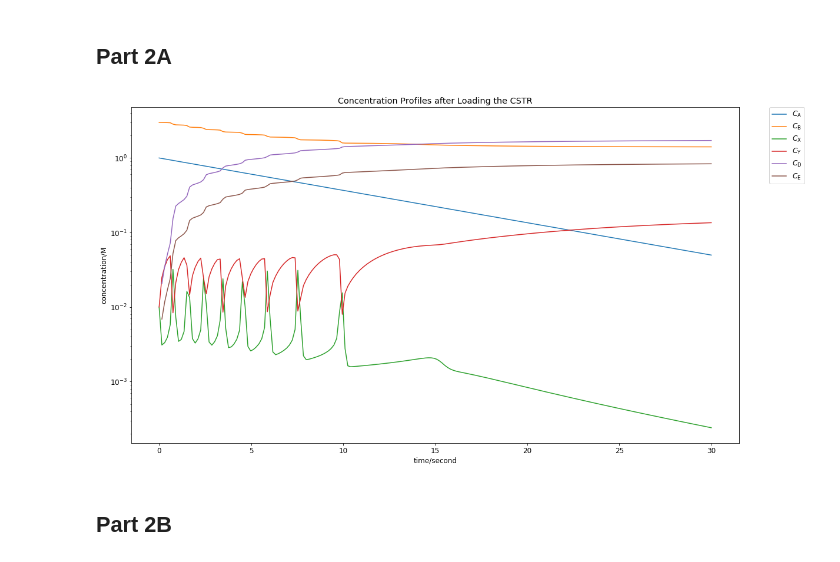
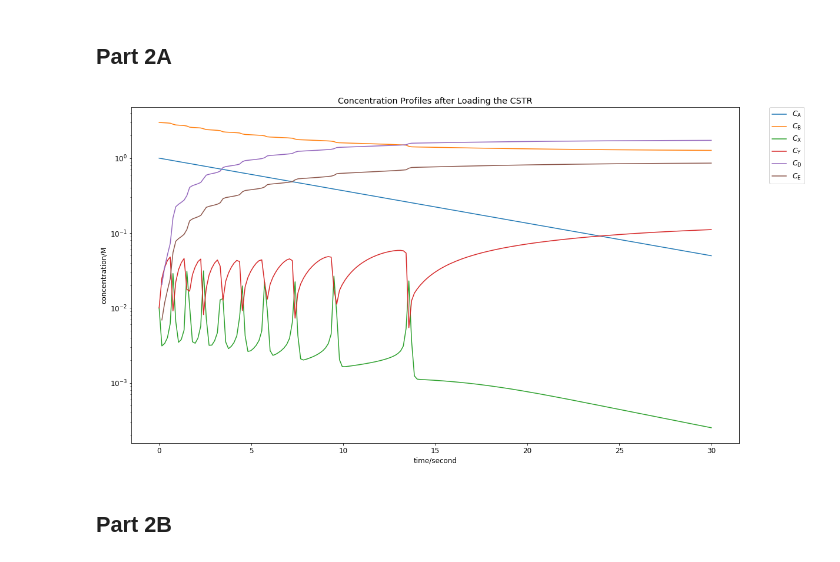
Before and after one commit to Johnick-Cheng/f17-06625, a Jupyter notebook: assignments/HW4-pengfeic.ipynb, the cells around one changed output. Saved outputs shown, nothing was run; the diff lists cells and outputs as text; code cells hidden in the pictures.

```diff
--- a/assignments/HW4-pengfeic.ipynb
+++ b/assignments/HW4-pengfeic.ipynb
@@ -157,35 +157,35 @@ V = 20 # L
 C0 = np.array([1, 3, 0.01, 0.01, 0, 0]).T # mol/L, referring to A, B, X, Y, D, E
 k = np.array([0.1, 10 ** 5, 10, 10]).T # rate constants
 sc = np.array ([[-1, 0, 1, 0, 0, 0], [0, 0, 1 -1, 0, 0], [0, -1, -1, 1, 1, 0], [0, 0, -1, 0, 0, 1]]).T
 
 def dCdt (C, t):
     r1 = k[0] * C[0]
     r2 = k[1] * C[2] ** 2 * C[3]
     r3 = k[2] * C[1] * C[2]
     r4 = k[3] * C[2]
     rA = -r1
-    rB = -r2
+    rB = -r3
     rX = r1 + r2 - r3 - r4
     rY = -r2 +r3
     rD = r3
     rE = r4
     return [rA,rB,rX,rY,rD,rE]
 
 tspan = np.linspace (0, 30,200)
 
 sol = odeint (dCdt, C0, tspan)
 
 plt.semilogy (tspan,sol)
 plt.legend(['$C_\mathrm{A}$','$C_\mathrm{B}$','$C_\mathrm{X}$','$C_\mathrm{Y}$','$C_\mathrm{D}$','$C_\mathrm{E}$'],
            bbox_to_anchor=(1.05, 1), loc=2, borderaxespad=0.)
 plt.title ('Concentration Profiles after Loading the CSTR')
 plt.xlabel('time/second')
 plt.ylabel('concentration/M')
 fig = plt.gcf()
 fig.set_size_inches(18.5, 10.5,forward=True)
 plt.show()
 # %% [output]
-[figure, old version]
+[figure, new version]
 # %% [markdown]
 ## Part 2B
 # %%
```
Also changed, not shown: parts of 1 cell of this notebook.
